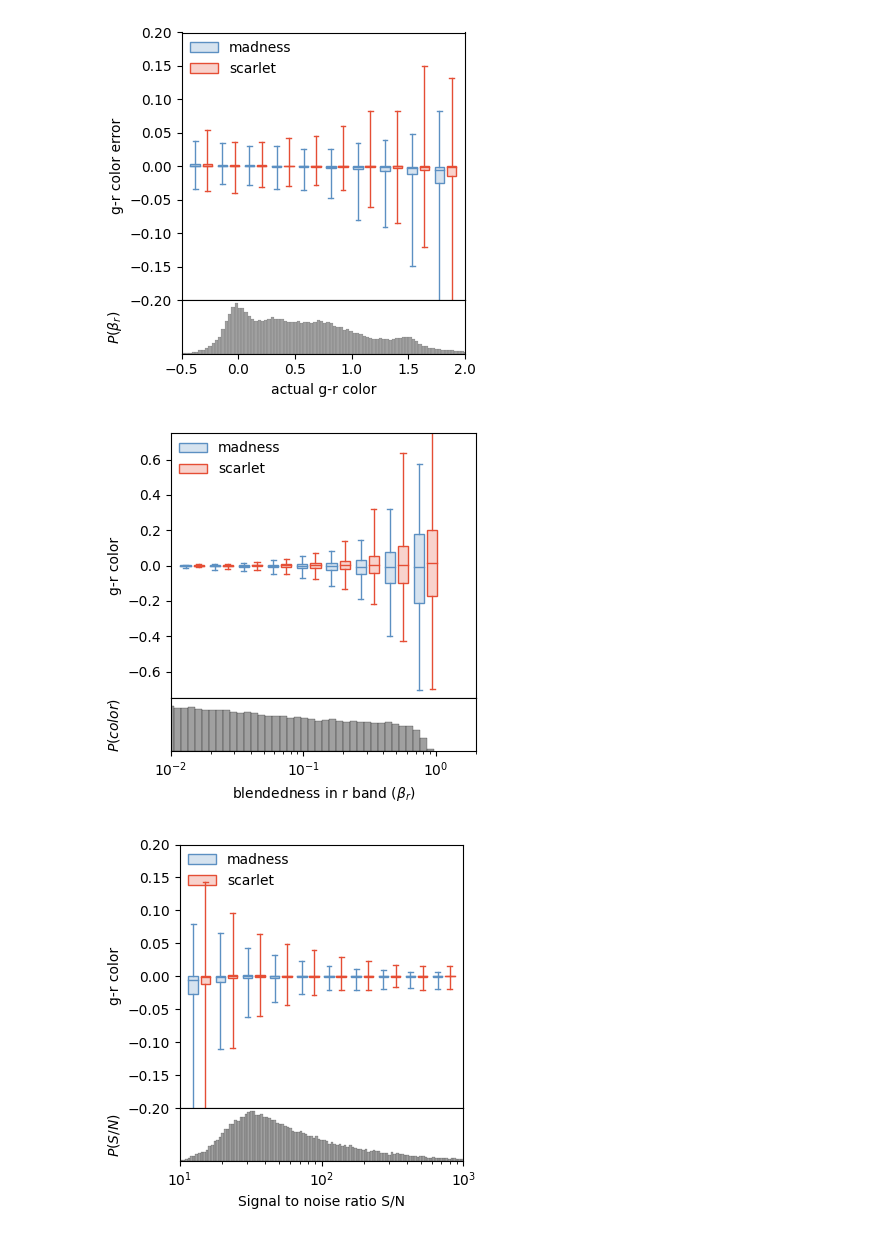
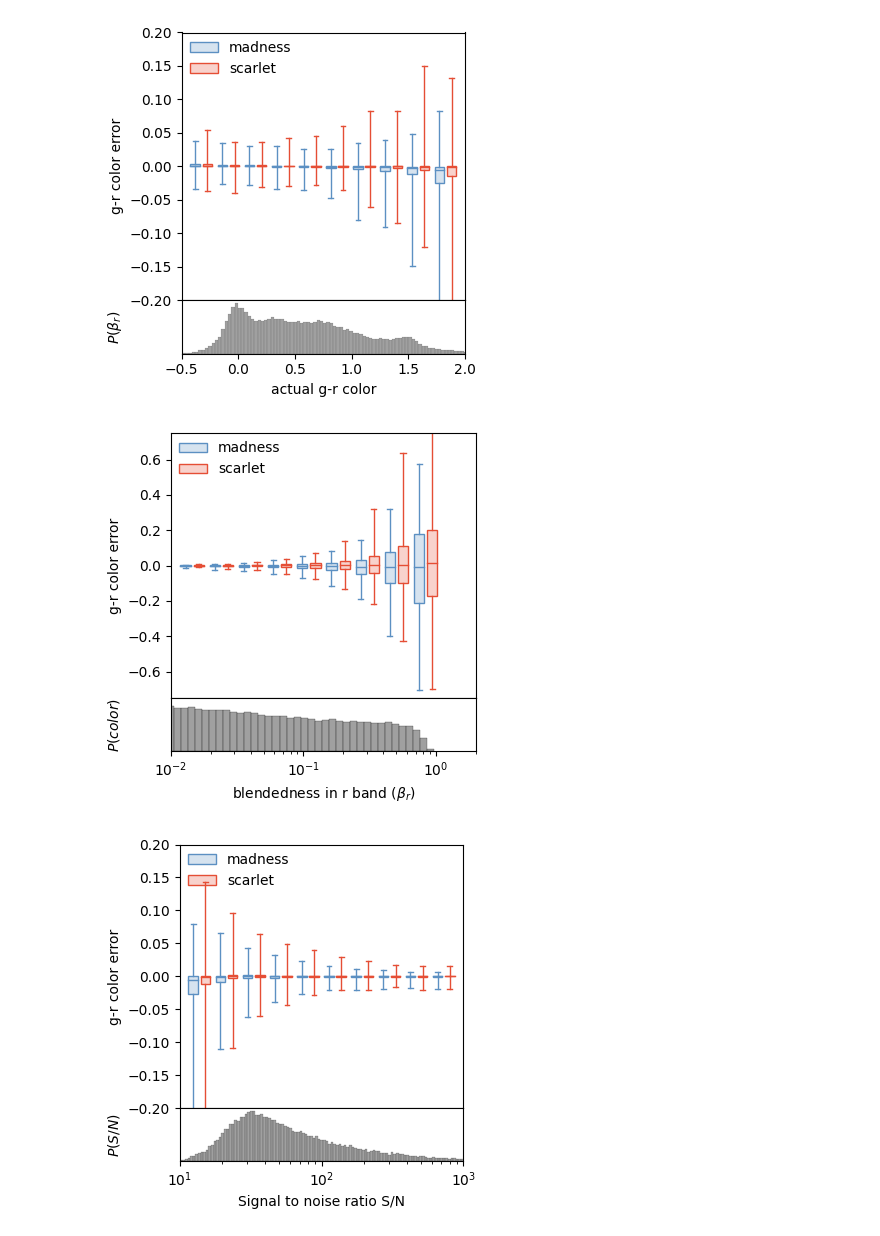
Before and after one commit to b-biswas/MADNESS-legacy, a Jupyter notebook: notebooks/compare_color_results_high_density.ipynb, the cells around one changed output. Saved outputs shown, nothing was run; the diff lists cells and outputs as text; code cells hidden in the pictures.

```diff
--- a/notebooks/compare_color_results_high_density.ipynb
+++ b/notebooks/compare_color_results_high_density.ipynb
@@ -205,24 +205,24 @@ plt.savefig(os.path.join("results", density_level + "_density",  "bias_color_box
 # %%
 fig, median_shear, q1_shear, q3_shear, whislo_shear, whishi_shear = maddeb.boxplot.boxplot_func(
     boxplot_color_df,
     x = "r_blendedness", y = "gr_color_err_phot", z = "type",
     xlim = (1e-2, 2),
     ylim = (-.75, .75),
     x_scale = 'log',
     legend = ['madness', 'scarlet'],
     x_label=r'blendedness in r band ($\beta_r$)',
-    y_label = 'g-r color',
+    y_label = 'g-r color error',
     y_label_hist=r'$P(color)$',
     legend_remove = False,
     whis = [5, 95],
     percents = [25, 75],
     palette=mpl.cm.RdYlBu([0.85,0.15]),#0.35,
     nbins = 10,
 )
 plt.savefig(os.path.join("results", density_level + "_density", "blendedness_color_box_plot.pdf"))
 plt.savefig(os.path.join("results", density_level + "_density",  "blendedness_color_box_plot.png"))
 # %% [output]
-[figure, old version]
+[figure, new version]
 # %%
 fig, median_fluxerr, q1_fluxerr, q3_fluxerr, whislo_fluxerr, whishi_fluxerr = maddeb.boxplot.boxplot_func(
     boxplot_color_df,
@@ -232,7 +232,7 @@ fig, median_fluxerr, q1_fluxerr, q3_fluxerr, whislo_fluxerr, whishi_fluxerr = ma
     x_scale = 'log',
     legend = ['madness', 'scarlet'],
     x_label='Signal to noise ratio S/N',
-    y_label = 'g-r color',
+    y_label = 'g-r color error',
     y_label_hist=r'$P(S/N)$',
     legend_remove = False,
     whis = [5,95],
@@ -244,7 +244,7 @@ fig, median_fluxerr, q1_fluxerr, q3_fluxerr, whislo_fluxerr, whishi_fluxerr = ma
 plt.savefig(os.path.join("results", density_level + "_density", "snr_color_box_plot.pdf"))
 plt.savefig(os.path.join("results", density_level + "_density", "snr_color_box_plot.png"))
 # %% [output]
-[figure, old version]
+[figure, new version]
 # %%
 fig, median_shear, q1_shear, q3_shear, whislo_shear, whishi_shear = maddeb.boxplot.boxplot_func(
     boxplot_color_df,
```
Also changed, not shown: parts of 2 cells of this notebook.
